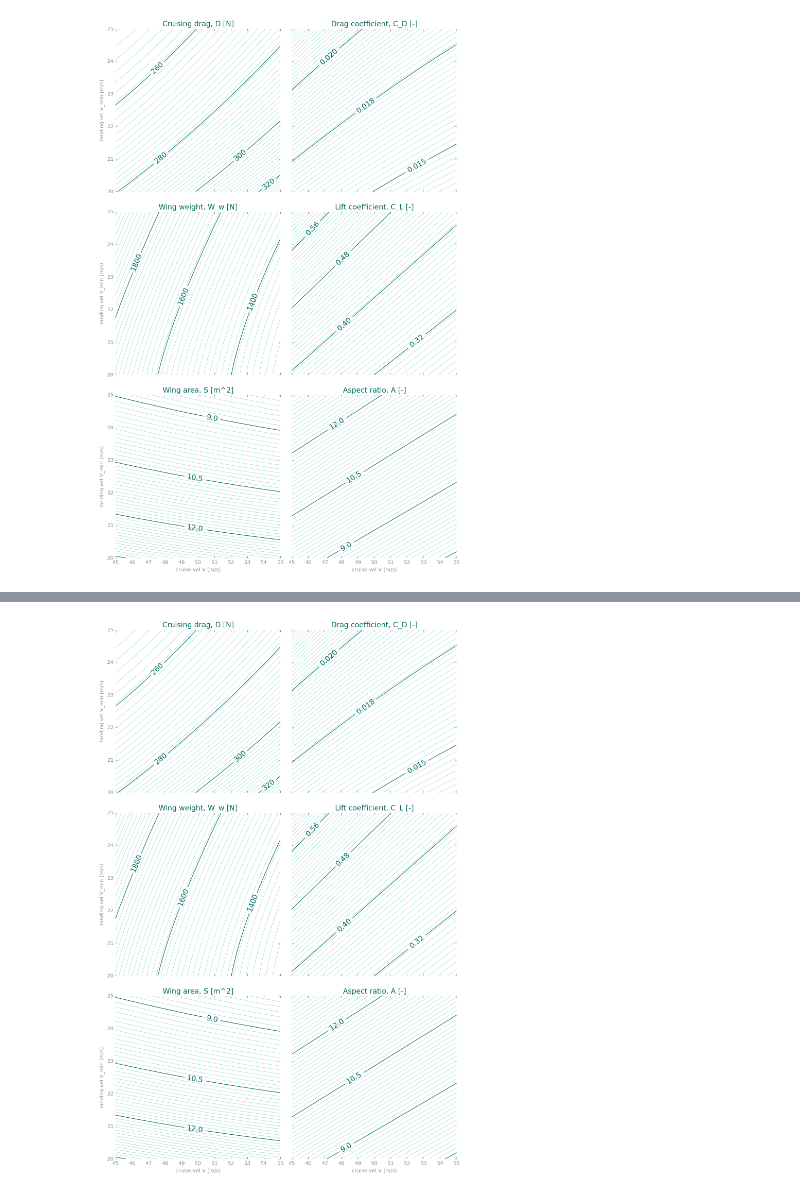
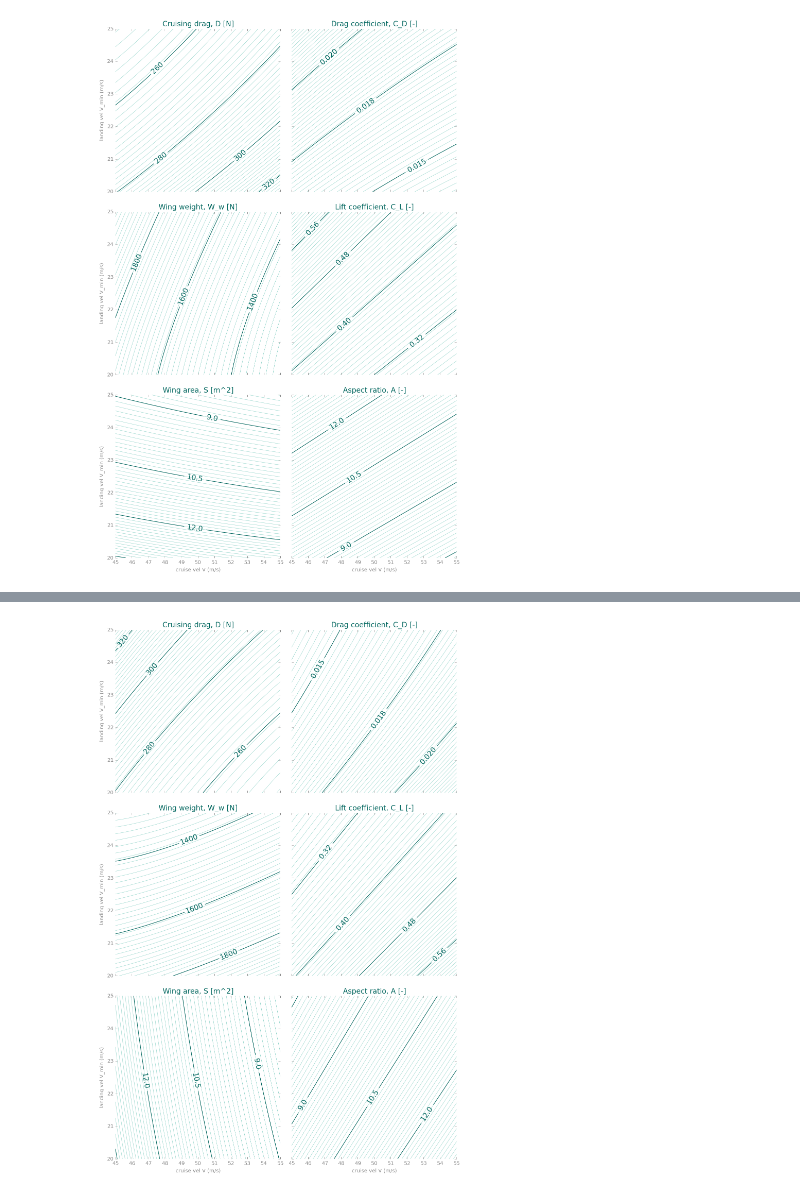
Before and after one commit to convexengineering/gpkit, a Jupyter notebook: examples/ipynb/simpleaircraft.ipynb, the cells around one changed output, grey strips where cells are left out. Drawn from its saved outputs; the diff is of its cells as text; code cells hidden in the pictures.

Commit message:
GP sweep variables support, other small changes
  - Updated examples to show new syntax
  - Solvers now return dictionaries
  - Update simple_example to use the built-in profiler

```diff
--- a/examples/ipynb/simpleaircraft.ipynb
+++ b/examples/ipynb/simpleaircraft.ipynb
@@ -88,22 +92,4 @@ gp = gpkit.GP( # minimize
               W >= W_0 + W_w,
               W_w >= W_w_surf + W_w_strc,
               C_D >= C_D_fuse + C_D_wpar + C_D_ind
-             ], solver='mosek')
+             ], constants=constants, sweep=sweep)
-# %%
-%%time
-
-from numpy import linspace
-from numpy import zeros
-
-shape = (30,30)
-Vs = linspace(45, 55, shape[0])
-V_mins = linspace(20, 25, shape[1])
-data = {var: zeros(shape) for var in freevars}
-
-for i, V_ in enumerate(Vs):
-    constants.update({'V': V_})
-    for j, V_min_ in enumerate(V_mins):
-        constants.update({'V_min': V_min_})
-        gp.replace_constants(constants)
-        sol = gp.solve()
-        for var in sol:  data[var][i,j] = sol[var]
@@ -111,0 +96,8 @@ Wall time: 14.1 s
+# %%
+%%time
+
+from numpy import linspace
+from numpy import zeros
+
+data = gp.solve()
+print "900 passes with the %s solver" % gp.solver
@@ -115,34 +110,34 @@ Wall time: 14.1 s
 import matplotlib.pyplot as plt
 
 def contour_plot(ax, title, Z, contour_format='%2.1f', colors=['#80cdc1', '#888888', '#01665e']):
-  light, neutral, dark = colors
-  contf = ax.contour(Vs, V_mins, Z.T, 64, linewidths = 0.5, colors=light)
-  cont = ax.contour(Vs, V_mins, Z.T, 4, linewidths = 1, colors=dark)
-  plt.clabel(cont, fmt = contour_format, colors=dark, fontsize=14)
-  ax.set_title(title, color=dark, fontsize=14)
-  ax.tick_params(colors=neutral)
-  ax.set_frame_on(False)
+    light, neutral, dark = colors
+    contf = ax.contour(data['V'], data['V_min'], Z.T, 64, linewidths = 0.5, colors=light)
+    cont = ax.contour(data['V'], data['V_min'], Z.T, 4, linewidths = 1, colors=dark)
+    plt.clabel(cont, fmt = contour_format, colors=dark, fontsize=14)
+    ax.set_title(title, color=dark, fontsize=14)
+    ax.tick_params(colors=neutral)
+    ax.set_frame_on(False)
 # %%
 from numpy import array, matrix, ones
-F_D = 0.5*constants['rho']*data['S']*data['C_D'] * array(matrix(Vs).T*ones((1,30)))**2
+F_D = 0.5*constants['rho']*data['S']*data['C_D'] * data['V']**2
 
 fig, axes = plt.subplots(3,2, sharex=True, sharey=True, figsize=(10,15))
 
 neutral = '#888888'
 for ax in axes[:,0]:
     ax.set_ylabel('landing vel V_min (m/s)', color=neutral)
     ax.set_ylim(20, 25)
 for ax in axes[-1,:]:
     ax.set_xlabel('cruise vel V (m/s)', color=neutral)
     ax.set_xlim(45, 55)
     ax.set_xticks(linspace(45,55,11))
 fig.tight_layout(h_pad=3)
 
 contour_plot(axes[0,0], 'Cruising drag, D [N]', F_D, '%2.0f')
 contour_plot(axes[0,1], 'Drag coefficient, C_D [-]', data['C_D'], '%.3f')
 contour_plot(axes[1,0], 'Wing weight, W_w [N]', data['W_w'], '%2.0f')
 contour_plot(axes[1,1], 'Lift coefficient, C_L [-]', data['C_L'], '%.2f')
 contour_plot(axes[2,0], 'Wing area, S [m^2]', data['S'])
 contour_plot(axes[2,1], 'Aspect ratio, A [-]', data['A'])
 # %% [output]
-[figure, old version]
+[figure, new version]
```
Also changed, not shown: parts of 4 cells of this notebook, 7 other files.
